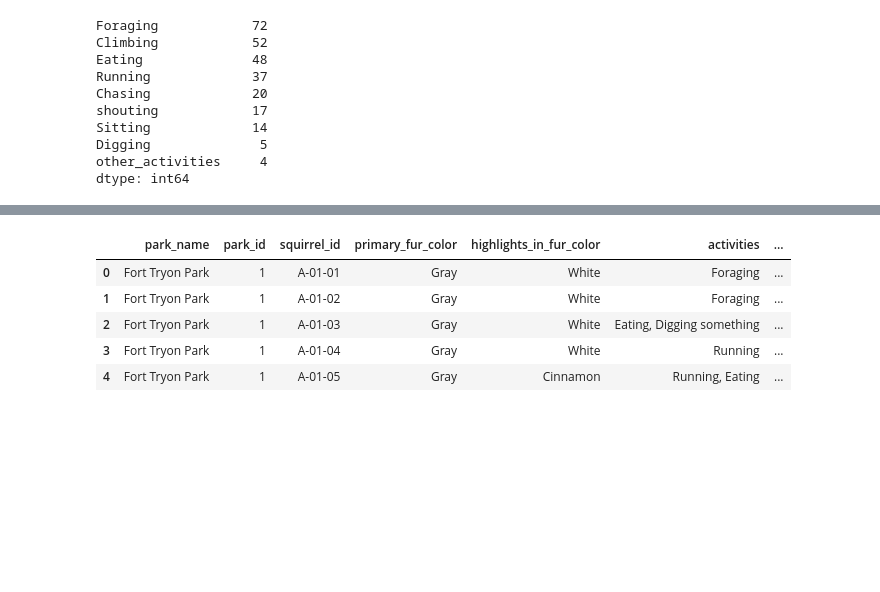
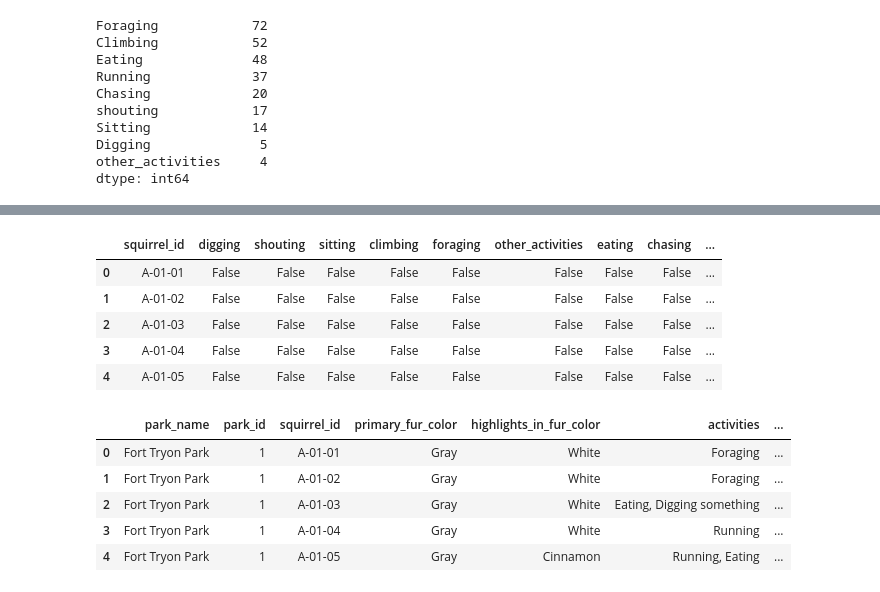
Before and after one commit to alyssahondrade/we-the-new-york-city-squirrels, a Jupyter notebook: squirrel_cleaning.ipynb, the cells around one changed output, grey strips where cells are left out. Cells and saved outputs as stored; diff of their text form; code cells hidden in the pictures; blank space fills up the shorter version.

```diff
--- a/squirrel_cleaning.ipynb
+++ b/squirrel_cleaning.ipynb
@@ -323,6 +307,14 @@ Common between 2018 and 2020: ['shouting']
 # %%
 # Drop the 'activities' and 'activity_list' columns
 activities_df = activities_df.drop(columns=['activities', 'activity_list'])
+activities_df.head()
+# %% [output]
+|  | squirrel_id | digging | shouting | sitting | climbing | foraging | other_activities | eating | chasing | ... |
+| 0 | A-01-01 | False | False | False | False | False | False | False | False | ... |
+| 1 | A-01-02 | False | False | False | False | False | False | False | False | ... |
+| 2 | A-01-03 | False | False | False | False | False | False | False | False | ... |
+| 3 | A-01-04 | False | False | False | False | False | False | False | False | ... |
+| 4 | A-01-05 | False | False | False | False | False | False | False | False | ... |
 # %%
 # Merge with reduced_2020
 s2020_updated = pd.merge(reduced_2020, activities_df, on="squirrel_id", how="inner")
```
Also changed, not shown: parts of 4 cells of this notebook.
